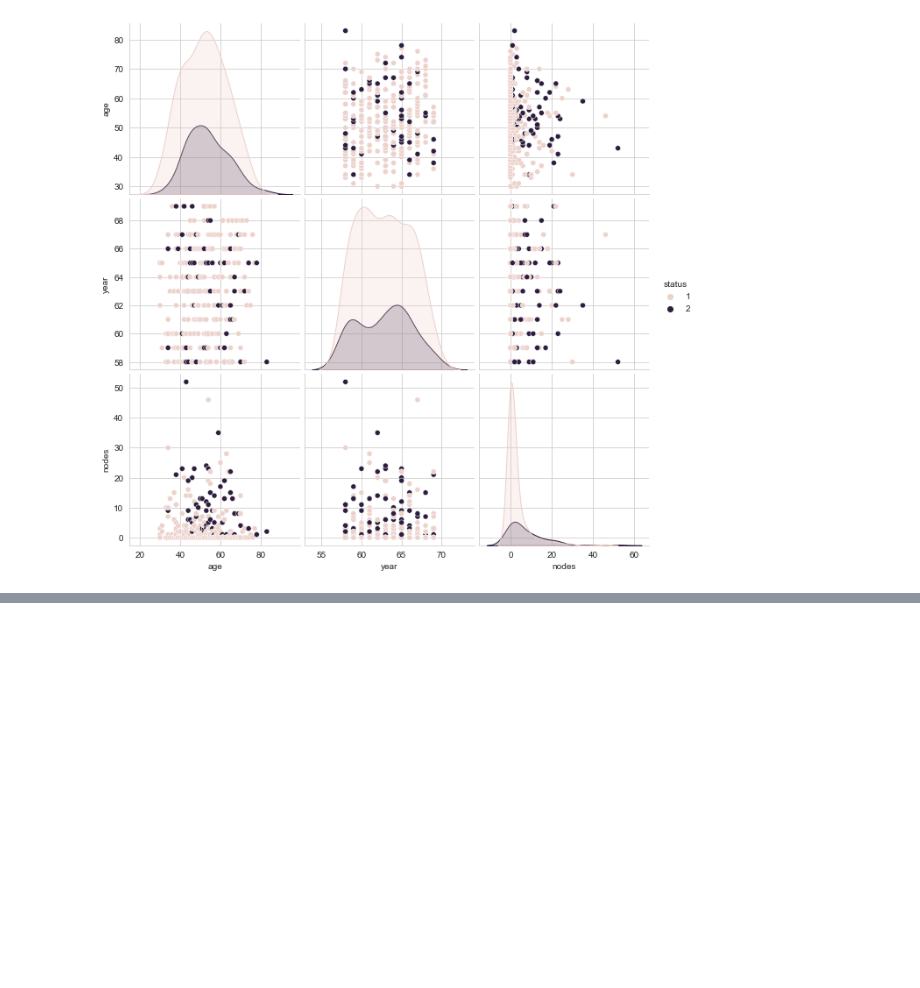
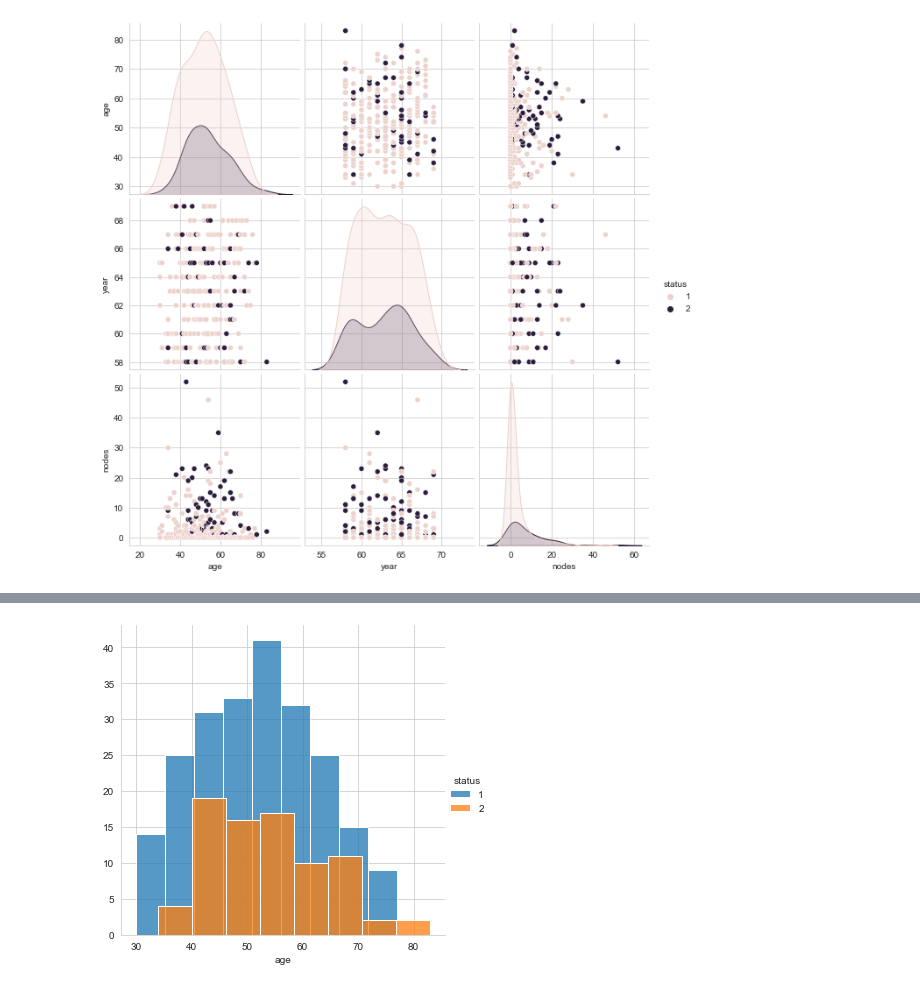
Before and after one commit to akhilmallepally/Data-Analytics-using-Python, a Jupyter notebook: huberman.ipynb, the cells around one changed output, grey strips where cells are left out. Drawn from its saved outputs; the diff is of its cells as text; code cells hidden in the pictures; blank space fills up the shorter version.

Commit message:
used histplot

```diff
--- a/huberman.ipynb
+++ b/huberman.ipynb
@@ -105,0 +103,7 @@ sns.FacetGrid(hab, hue="status", height = 5) \
+# %%
+sns.FacetGrid(hab, hue="status", height = 5) \
+    .map(sns.histplot, "age") \
+    .add_legend()
+plt.show()
+# %% [output]
+[figure, added]
```
Also changed, not shown: parts of 13 cells of this notebook.
